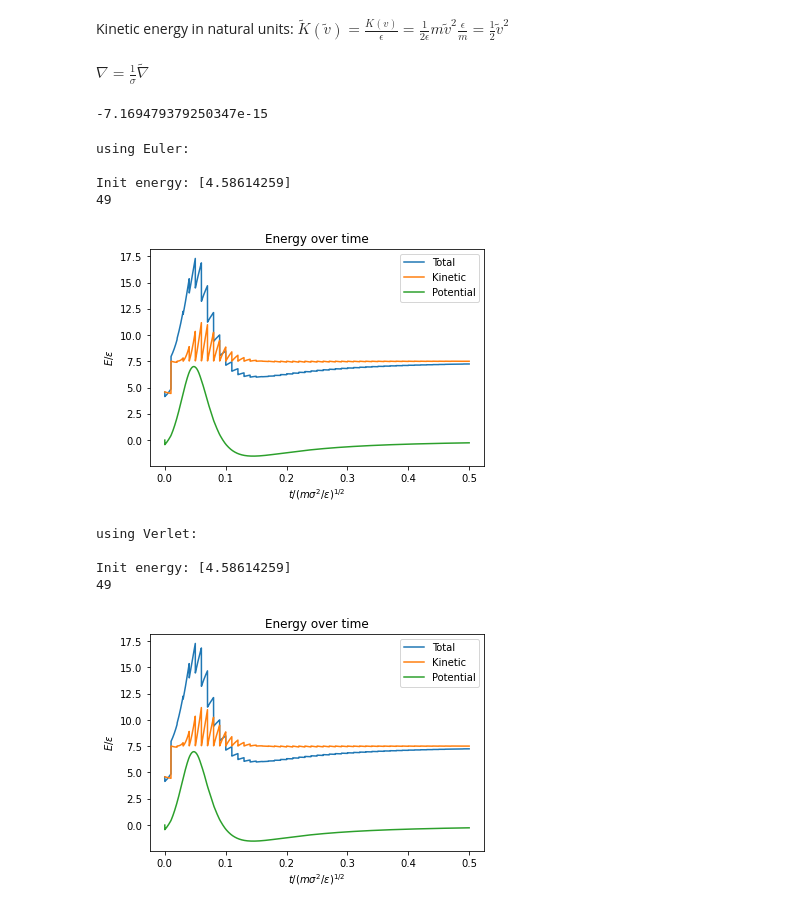
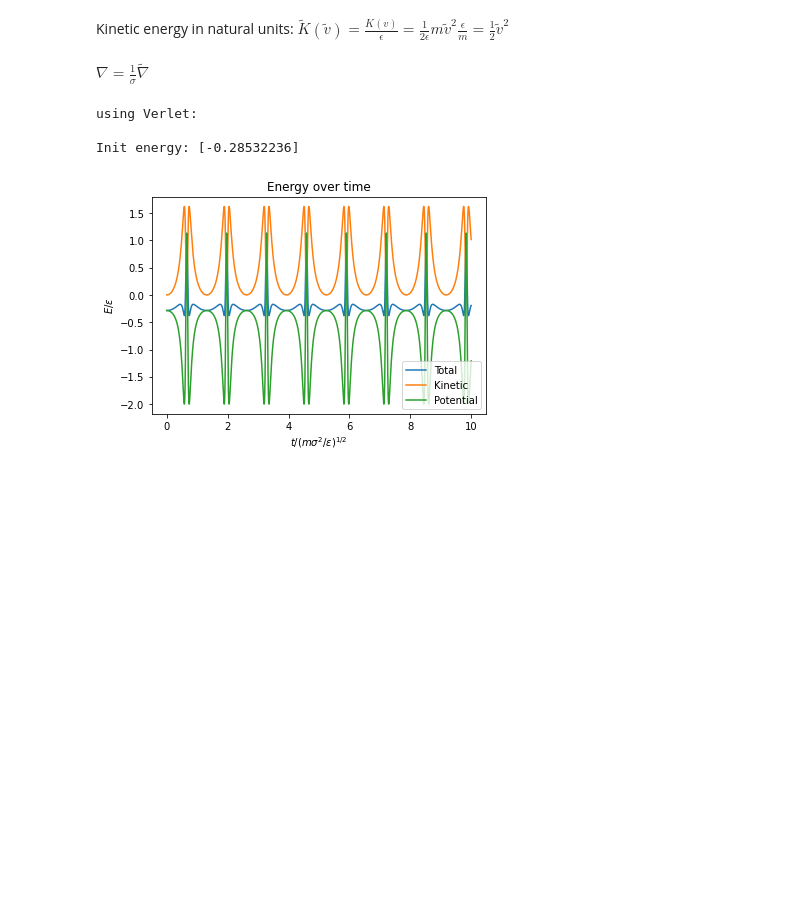
Before and after one commit to PoldeDalmau/Argon_MD, a Jupyter notebook: Week4 velocities and rescaling.ipynb, the cells around one changed output. Cells and saved outputs as stored; diff of their text form; code cells hidden in the pictures; blank space fills up the shorter version.

Commit message:
Deleted useless notebooks, improved some functions that did not work properly (atomic_distances and simulate)

```diff
--- a/Week4 velocities and rescaling.ipynb
+++ b/Week4 velocities and rescaling.ipynb
@@ -16,19 +16,20 @@ Kinetic energy in natural units: $\tilde K(\tilde v) = \frac{K(v)}{\epsilon}= \f
 # %% [markdown]
 $\nabla = \frac{1}{\sigma} \tilde\nabla$
 # %%
-n = 3   #number of particles
+n = 6   #number of particles
 L = 1000   #System is of size LxL with the origin at the center. The units of L are of 1/s
-T = 300 # the systhem is initialized at room temperature
-init_pos = np.array([[0, 0, 0],[L-1, L-1, L-1], [847, 325, 638]])
-#init_vel = np.zeros((n, 3))
-#init_vel = np.array([[0.1, 0.1, 0.1],[0.1, 0.1, 0.1], [0.1, 0.1, 0.1]])
-init_vel = np.random.normal(np.sqrt(T/119.8), size = (n, 3))
-init_vel = init_vel - np.mean(init_vel, axis=0)
-time_step = float(1e-4)
+T = 100 # the systhem is initialized at room temperature
+init_pos = np.array([[0, 0, 0],[L-1, L-1, L-1], [847, 325, 638], [748, 475, 224], [448, 45, 834], [97, 145, 564]])
+#init_pos = np.random.uniform(low = 0, high = 1000, size = (n,3))
+#init_vel = np.random.normal(np.sqrt(T/119.8), size = (n, 3))
+#init_vel = init_vel - np.mean(init_vel, axis=0)
+init_vel = np.zeros((n,3))
+time_step = float(1e-3)
 # e =  1.65 * pow(10,-21)
 # s =  3.405 * pow(10,-10)
 # m =  6.6335 * pow(10, -26) #mass of argon atom in kg
 
 #number_of_steps = 2000         #strange that verlet and euler give exact same result...
-number_of_steps = int(5000)       # here we see verlet doesn't let the energy diverge. still oscillates
+number_of_steps = int(10000)       # here we see verlet doesn't let the energy diverge. still oscillates
 dimensions = 3
+times = np.arange(0,(number_of_steps + 1) * time_step, time_step)
@@ -63,23 +58,21 @@ def atomic_distances(pos, output, L=1, W=1): # output = 0 gives the relative dis
 # %%
 #compute the forces on the particles at each timestep
 
-def lj_force(position, n):
+def lj_force(position):
     rel_pos = atomic_distances(position[:,-3:], 1) # calculates the relative position of the particles, with pos = np.array(N_particels, 3)
-    n = np.shape(rel_pos)[0] # number of particles
-    r = np.sqrt(np.sum((rel_pos)**2, axis=2)) # n x n simmetric matrix, r[i,j] is the distance between the i-th and the j-th particles
+    r = atomic_distances(position[:,-3:], 0) # n x n simmetric matrix, r[i,j] is the distance between the i-th and the j-th particles
     R = np.zeros((n,n,3))
     for i in range(n):
         for j in range (n):
             for k in range (3):
                 R[i,j,k] = r [i,j]
                 if r[i,j] == 0:
-                    R[i,j,k] = 1
+                    R[i,j,k] = np.inf
     # R are n matricies in the form nx3, where the i-th matrix contains the distances from the i-th particle, calling R_i the i-th matrix,
     # R_i[j,k] gives the distance between the i-th and the j-th particles and is the same value for all the 'k in range(3)', i.e. on all the j-th line
     # in addition, R_i[i,k] (i-th line of the i-th matrix) is equal to 1 instead of 0 in order not to divide by 0 in the computation of F
     # we can do this since rel_pos_i[i,k] multiplies everything in F and is equal to 0
     F = np.zeros((n,n,3))
-    F = rel_pos*R
     F = -24*rel_pos*((2*(1/R)**12)-((1/R)**6))
     F_matrix = np.sum(F, axis=0)
     return F_matrix # The output is an nx3 matrix
@@ -89,7 +82,7 @@ def euler(final_matrix_pos, final_matrix_vel):
     latest_vel = np.copy(final_matrix_vel[:,-3:])
 
     new_latest_pos = latest_pos + latest_vel * time_step
-    new_latest_vel = latest_vel + time_step * lj_force(latest_pos, n)
+    new_latest_vel = latest_vel + time_step * lj_force(latest_pos)
     return new_latest_pos, new_latest_vel
 
 def verlet(final_matrix_pos, final_matrix_vel):
@@ -97,8 +90,8 @@ def verlet(final_matrix_pos, final_matrix_vel):
     latest_pos = np.copy(final_matrix_pos[:,-3:])# -3 is for the dimensions
     latest_vel = np.copy(final_matrix_vel[:,-3:])
 
-    new_latest_pos = latest_pos + time_step * latest_vel + (1/2) * time_step**2  * lj_force(latest_pos, n)
-    new_latest_vel = latest_vel + (time_step/2) * (lj_force(new_latest_pos, n) + lj_force(latest_pos, n))
+    new_latest_pos = latest_pos + time_step * latest_vel + (1/2) * time_step**2  * lj_force(latest_pos)
+    new_latest_vel = latest_vel + (time_step/2) * (lj_force(new_latest_pos) + lj_force(latest_pos))
     return new_latest_pos, new_latest_vel
 # %%
 #function to compute the kinetic energy
@@ -110,7 +103,7 @@ def kin_en(v): #v is the last step velocity
 def pot_en(position): #position is the matrix with all the positions stored in it
     current_pos = np.copy(position[:,-3:]) #nx3 matrix with the positions at the last time step
     rel_pos = atomic_distances(current_pos, 1) # with pos = np.array(n, 3)
-    r = np.sqrt(np.sum((rel_pos)**2, axis=2)) #n x n simmetric matrix, r[i,j] is the distance between the i-th and the j-th particles
+    r = atomic_distances(current_pos, 0) #n x n simmetric matrix, r[i,j] is the distance between the i-th and the j-th particles
     i = np.where(r == 0) # indices where the r matrix is 0
     ones = np.zeros((n,n)) # nxn matrix
     ones[i] = 1 # matrix with ones where r has zeros
@@ -118,9 +111,6 @@ def pot_en(position): #position is the matrix with all the positions stored in i
     u = 4*(1/R**12 - 1/R**6)
     U = np.sum(u)
     return U
-pot_en(init_pos)
-# %% [output]
--7.169479379250347e-15
 # %%
 def simulate(algorithm):
     #Create a 2x8 matrix to store the velocity of each particle at each step in time.
@@ -151,43 +141,37 @@ def simulate(algorithm):
         final_vector_energy = np.concatenate((final_vector_energy, np.array([kin_en(next_step_velocity) + pot_en(final_matrix_pos)])), axis=0, out=None)
         final_rel_dist = np.concatenate((final_rel_dist, atomic_distances(next_step_position, 0)), axis = 1, out = None)
 
-
-        if i%100 == 0 and abs(final_vector_energy[-1] - np.sum(final_vector_energy, initial=-10)/10) > 20:
+        window = 100
+        if i%window == 0 and abs(final_vector_energy[-1] - np.sum(final_vector_energy, initial=-10)/11) > 20 and number_of_steps/(window*j) < 0.8:
             j = j+1
             l = np.sqrt((3*(n-1)*T)/(2*final_vector_kin[-1]*119.8))
             final_matrix_vel = final_matrix_vel * l
     print(j)
 
     #print("Positions:\n" , final_matrix_pos)
     #print("Velocities:\n" , init_vel)
     #print("Energy:\n" , final_vector_pot)
     #print(final_vector_energy)
     #print(final_vector_pot)
     #print(final_rel_dist)
 
 
     print("")
     plt.plot(times, final_vector_energy, label = "Total")
     plt.plot(times, final_vector_kin, label = "Kinetic")
     plt.plot(times, final_vector_pot, label = "Potential")
     plt.legend()
     plt.title("Energy over time")
     plt.xlabel("$t/(m\sigma^2/\epsilon)^{1/2}$")
     plt.ylabel("$E/\epsilon$")
     plt.show()
 
-print("using Euler:\n")
-simulate(euler)
+#print("using Euler:\n")
+#simulate(euler)
 print("using Verlet:\n")
 simulate(verlet)
 # %% [output]
-using Euler:
+using Verlet:
 
-Init energy: [4.58614259]
-49
+Init energy: [-0.28532236]
-[figure, old version]
+[figure, new version]
-using Verlet:
-
-Init energy: [4.58614259]
-49
-[figure, removed]
```
Also changed, not shown: parts of 4 cells of this notebook, 8 other files.
